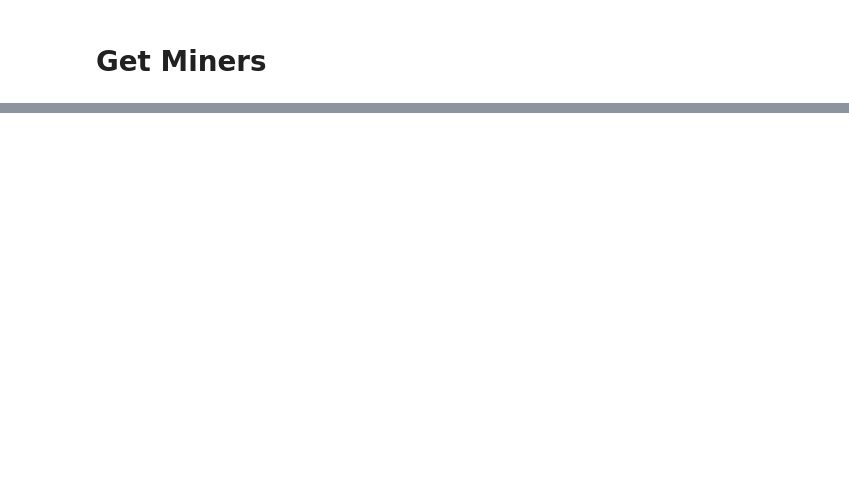
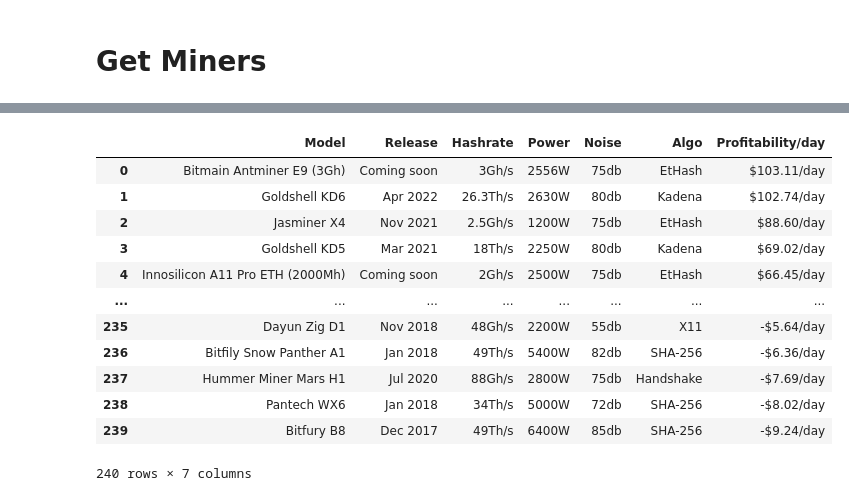
Before and after one commit to SamiEzz/notebooks, a Jupyter notebook: GBMining/ASIC_OR_GPU.ipynb, the cells around one changed output, grey strips where cells are left out. Cells and saved outputs as stored; diff of their text form; code cells hidden in the pictures; blank space fills up the shorter version.

```diff
--- a/GBMining/ASIC_OR_GPU.ipynb
+++ b/GBMining/ASIC_OR_GPU.ipynb
@@ -56,0 +45,16 @@ k
+# %%
+printTable(getMiners(),100)
+# %% [output]
+|  | Model | Release | Hashrate | Power | Noise | Algo | Profitability/day |
+| 0 | Bitmain Antminer E9 (3Gh) | Coming soon | 3Gh/s | 2556W | 75db | EtHash | $103.11/day |
+| 1 | Goldshell KD6 | Apr 2022 | 26.3Th/s | 2630W | 80db | Kadena | $102.74/day |
+| 2 | Jasminer X4 | Nov 2021 | 2.5Gh/s | 1200W | 75db | EtHash | $88.60/day |
+| 3 | Goldshell KD5 | Mar 2021 | 18Th/s | 2250W | 80db | Kadena | $69.02/day |
+| 4 | Innosilicon A11 Pro ETH (2000Mh) | Coming soon | 2Gh/s | 2500W | 75db | EtHash | $66.45/day |
+| ... | ... | ... | ... | ... | ... | ... | ... |
+| 235 | Dayun Zig D1 | Nov 2018 | 48Gh/s | 2200W | 55db | X11 | -$5.64/day |
+| 236 | Bitfily Snow Panther A1 | Jan 2018 | 49Th/s | 5400W | 82db | SHA-256 | -$6.36/day |
+| 237 | Hummer Miner Mars H1 | Jul 2020 | 88Gh/s | 2800W | 75db | Handshake | -$7.69/day |
+| 238 | Pantech WX6 | Jan 2018 | 34Th/s | 5000W | 72db | SHA-256 | -$8.02/day |
+| 239 | Bitfury B8 | Dec 2017 | 49Th/s | 6400W | 85db | SHA-256 | -$9.24/day |
+240 rows × 7 columns
```
Also changed, not shown: parts of 8 cells of this notebook.
